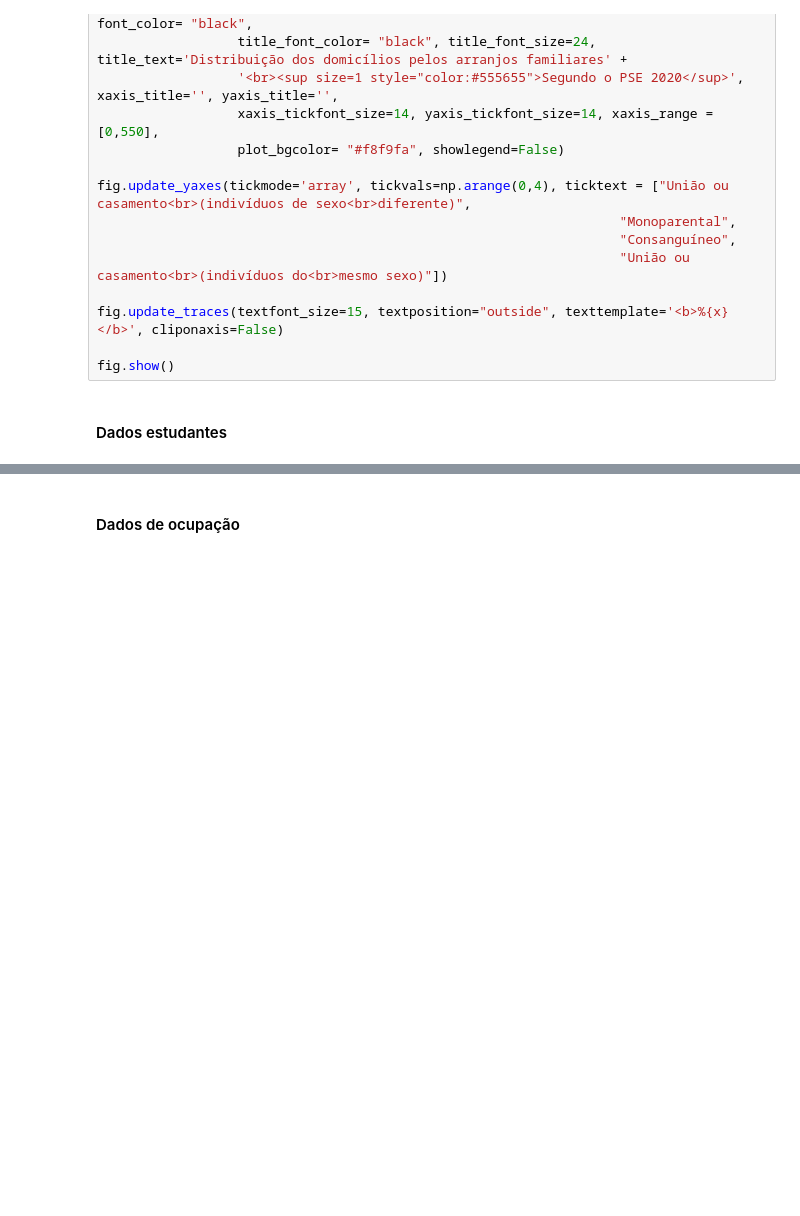
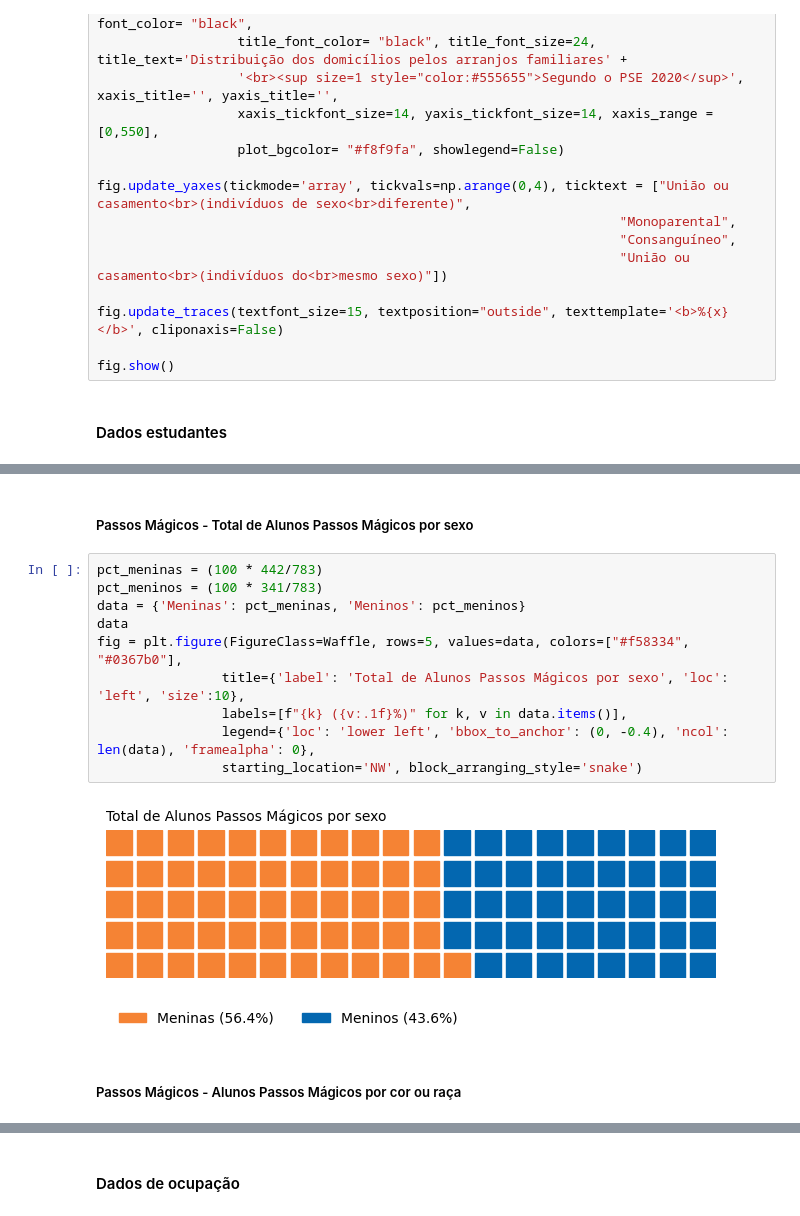
Before and after one commit to afonsosr2/datathon-grupo51, a Jupyter notebook: notebooks/PSE_2020.ipynb, the cells around one changed output, grey strips where cells are left out. Drawn from its saved outputs; the diff is of its cells as text; blank space fills up the shorter version.

Commit message:
atualizando tab alunos passos mágicos

```diff
--- a/notebooks/PSE_2020.ipynb
+++ b/notebooks/PSE_2020.ipynb
@@ -233,0 +276,16 @@ df_pm_estudantes.head(3)
+# %% [markdown]
+##### Passos Mágicos - Total de Alunos Passos Mágicos por sexo
+# %%
+pct_meninas = (100 * 442/783)
+pct_meninos = (100 * 341/783)
+data = {'Meninas': pct_meninas, 'Meninos': pct_meninos}
+data
+fig = plt.figure(FigureClass=Waffle, rows=5, values=data, colors=["#f58334", "#0367b0"],
+                title={'label': 'Total de Alunos Passos Mágicos por sexo', 'loc': 'left', 'size':10},
+                labels=[f"{k} ({v:.1f}%)" for k, v in data.items()],
+                legend={'loc': 'lower left', 'bbox_to_anchor': (0, -0.4), 'ncol': len(data), 'framealpha': 0},
+                starting_location='NW', block_arranging_style='snake')
+# %% [output]
+[figure, added]
+# %% [markdown]
+##### Passos Mágicos - Alunos Passos Mágicos por cor ou raça
```
Also changed, not shown: parts of 15 cells of this notebook, 4 other files.
